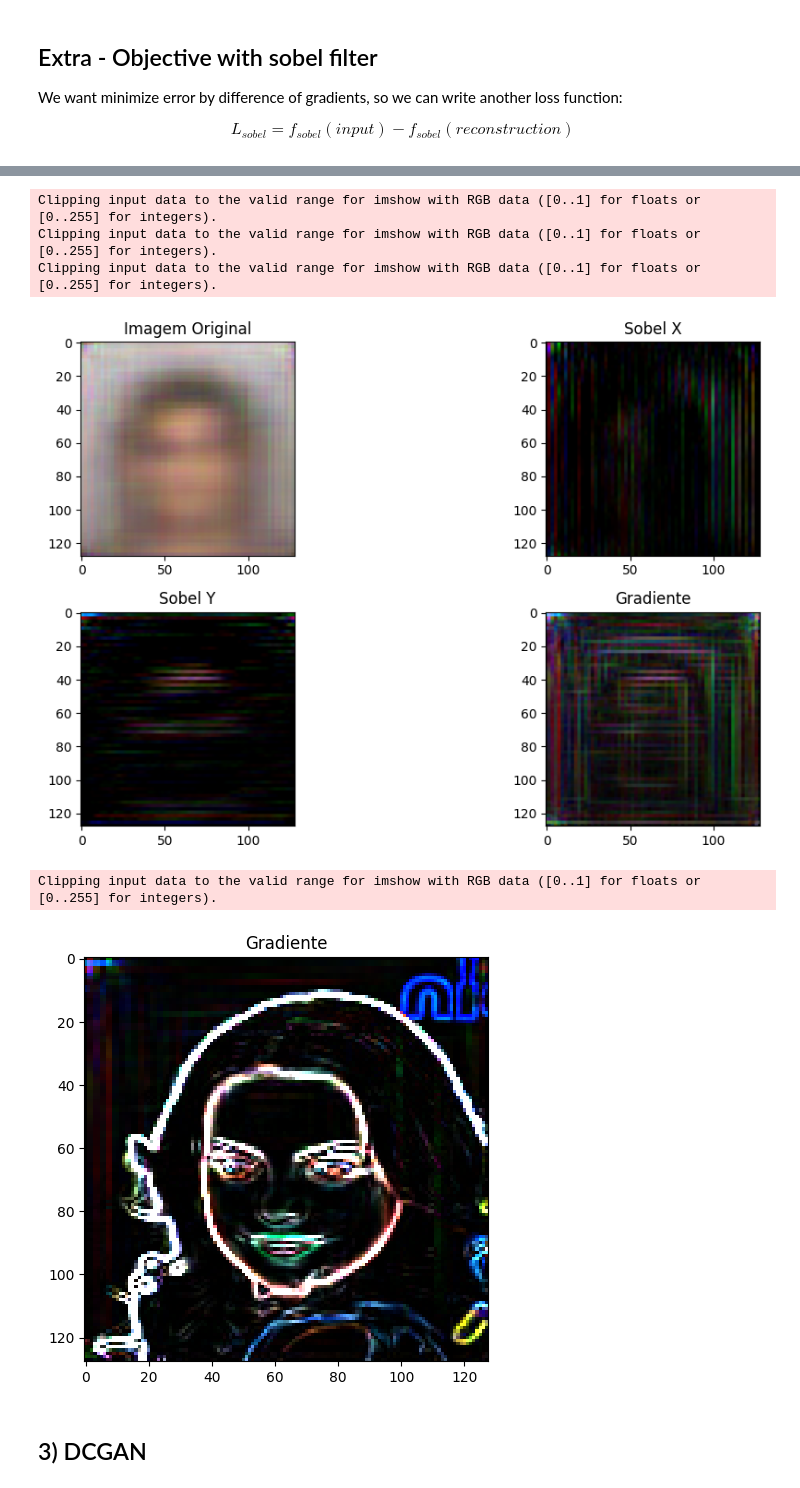
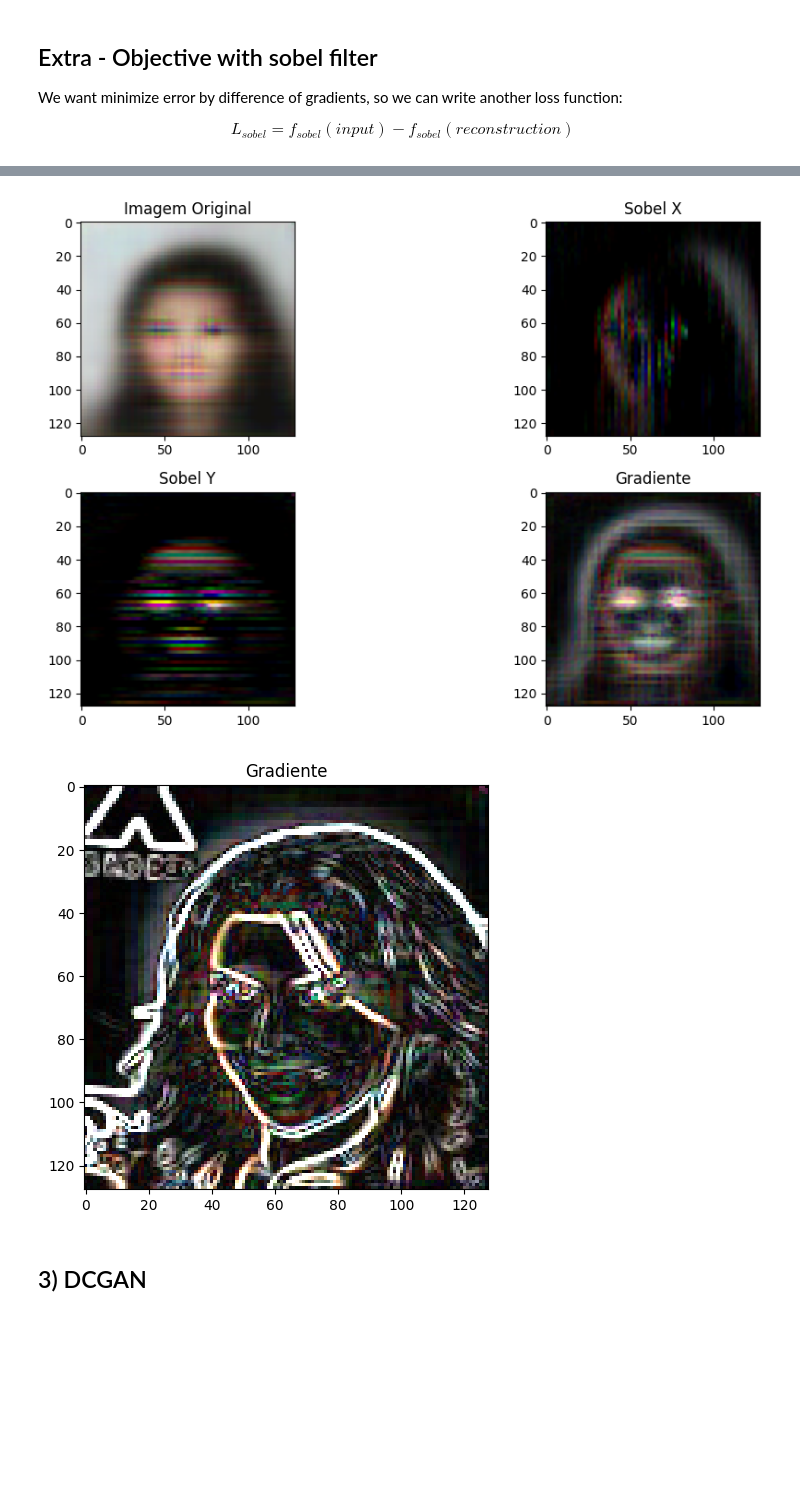
Before and after one commit to xValentim/DeepFakeLab, a Jupyter notebook: TrainingNeuralNetworks.ipynb, the cells around one changed output, grey strips where cells are left out. Drawn from its saved outputs; the diff is of its cells as text; code cells hidden in the pictures; blank space fills up the shorter version.

```diff
--- a/TrainingNeuralNetworks.ipynb
+++ b/TrainingNeuralNetworks.ipynb
@@ -583,18 +575,18 @@ history = {
 
 MSE = keras.losses.MeanSquaredError()
 optimizer = keras.optimizers.Adam()
-total_epochs = 10
+total_epochs = 1
 step = 0
 for epoch in tqdm(range(total_epochs)):
     n_batch = 0
     for X_batch_1 in dataset_train:
         with tf.GradientTape() as tape:
             # Forward pass.
-            X_reconstructions = variational_ae(X_batch_1[0])
+            X_reconstructions = variational_ae(X_batch_1)
             # Loss reconstruction
-            loss_reconstruction = MSE(X_batch_1[1], X_reconstructions)
+            loss_reconstruction = MSE(X_batch_1, X_reconstructions)
             # Loss sobel
-            loss_sobel = complete_sobel_loss(X_batch_1[0], X_reconstructions, gamma=512.0)
+            loss_sobel = complete_sobel_loss(X_batch_1, X_reconstructions, gamma=512.0)
             # Add extra loss terms to the loss value.
             loss_total = sum(variational_ae.losses) + loss_reconstruction + loss_sobel
         gradients = tape.gradient(loss_total, variational_ae.trainable_weights)
@@ -607,7 +599,7 @@ for epoch in tqdm(range(total_epochs)):
             history['loss_dkl'].append(sum(variational_ae.losses))
             history['total_loss'].append(loss_total)
 
-            generated_images = variational_ae(X_batch_1[0])
+            generated_images = variational_ae(X_batch_1)
             plot_multiple_images(generated_images.numpy(), 8)
             plot_losses(history)
             print_logs(history, epoch, total_epochs, n_batch, step)
@@ -628,0 +709,18 @@ Step: 9700
+# %%
+def complete_sobel_loss_w_MAE(X_input, X_reconstruction, gamma=32.0):
+
+    sobel = tf.image.sobel_edges(X_input)
+    sobel_y = sobel[:, :, :, :, 0] # sobel in y-direction
+    sobel_x = sobel[:, :, :, :, 1] # sobel in x-direction
+
+    sobel_hat = tf.image.sobel_edges(X_reconstruction)
+    sobel_y_hat = sobel_hat[:, :, :, :, 0] # sobel in y-direction
+    sobel_x_hat = sobel_hat[:, :, :, :, 1] # sobel in x-direction
+
+    gradient_input = sobel_x ** 2 + sobel_y ** 2
+
+    gradient_reconstruction = sobel_x_hat ** 2 + sobel_y_hat ** 2
+
+    return gamma * MAE(gradient_input, gradient_reconstruction)
+# %%
+encoder, decoder, variational_ae = build_beta_vae_sobel_model(beta=0.001)
@@ -633,7 +785,7 @@ We want minimize error by difference of gradients, so we can write another loss
 
 $$L_{sobel} = f_{sobel}(input) - f_{sobel}(reconstruction)$$
 # %%
-sample = X_batch_1[0][0:1]
+sample = X_batch_1[0:1]
 reconstruction = variational_ae(sample)
 # %%
 # Aplicar filtro de Sobel
@@ -702,22 +852,26 @@ plt.subplot(2, 2, 4)
 plt.imshow(gradiente_reconstruction[0], cmap='gray')
 plt.title('Gradiente')
 
+clear_output()
 plt.tight_layout()
 plt.show()
 # %% [output]
-Clipping input data to the valid range for imshow with RGB data ([0..1] for floats or [0..255] for integers).
-Clipping input data to the valid range for imshow with RGB data ([0..1] for floats or [0..255] for integers).
-Clipping input data to the valid range for imshow with RGB data ([0..1] for floats or [0..255] for integers).
-[figure, old version]
+[figure, new version]
 # %%
-plt.imshow(tf.square(tf.abs(gradiente[0] - gradiente_reconstruction[0])), cmap='gray')
+'''
+
+Bellow, we can see what we want to minimize with sobel loss. The difference between gradients must be zero.
+
+'''
+
+plt.imshow(tf.abs(gradiente[0] - gradiente_reconstruction[0]), cmap='gray')
 plt.title('Gradiente')
 
+clear_output()
 plt.tight_layout()
 plt.show()
 # %% [output]
-Clipping input data to the valid range for imshow with RGB data ([0..1] for floats or [0..255] for integers).
-[figure, old version]
+[figure, new version]
 # %% [markdown]
 ## 3) DCGAN
 # %%
```
Also changed, not shown: parts of 30 cells of this notebook, 3 other files.
